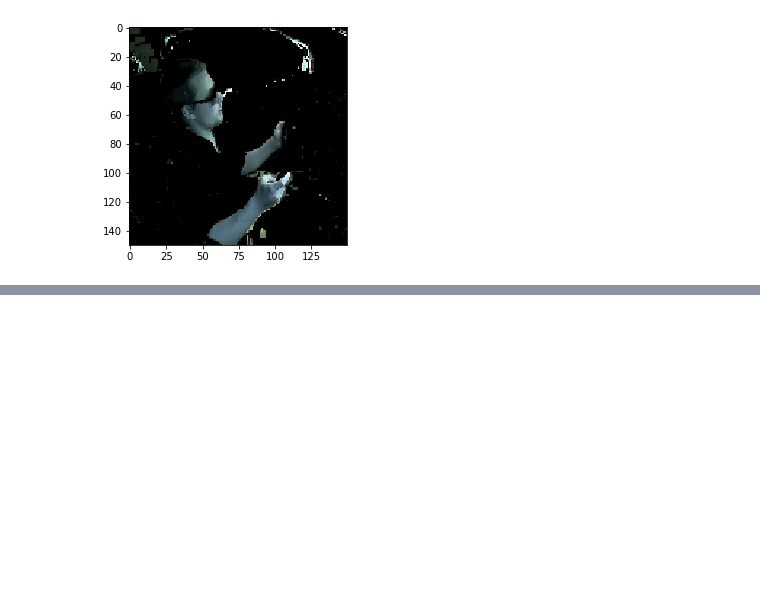
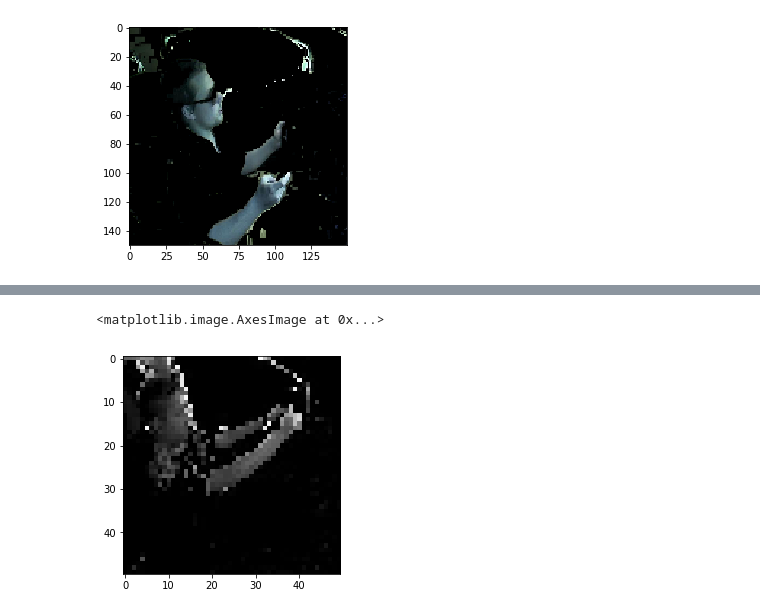
Before and after one commit to vamsi2294/SPARK-DIstracted-Driver-Detection-, a Jupyter notebook: driver.ipynb, the cells around one changed output, grey strips where cells are left out. Drawn from its saved outputs; the diff is of its cells as text; code cells hidden in the pictures; blank space fills up the shorter version.

```diff
--- a/driver.ipynb
+++ b/driver.ipynb
@@ -127,0 +153,7 @@ plt.imshow(k)
+# %%
+img=cv2.imread("C:/Users/saika/Desktop/images/c0/img_34.jpg")
+img = cv2.resize(img,(50,50))
+plt.imshow(img)
+# %% [output]
+<matplotlib.image.AxesImage at 0x...>
+[figure, added]
```
Also changed, not shown: parts of 17 cells of this notebook.
